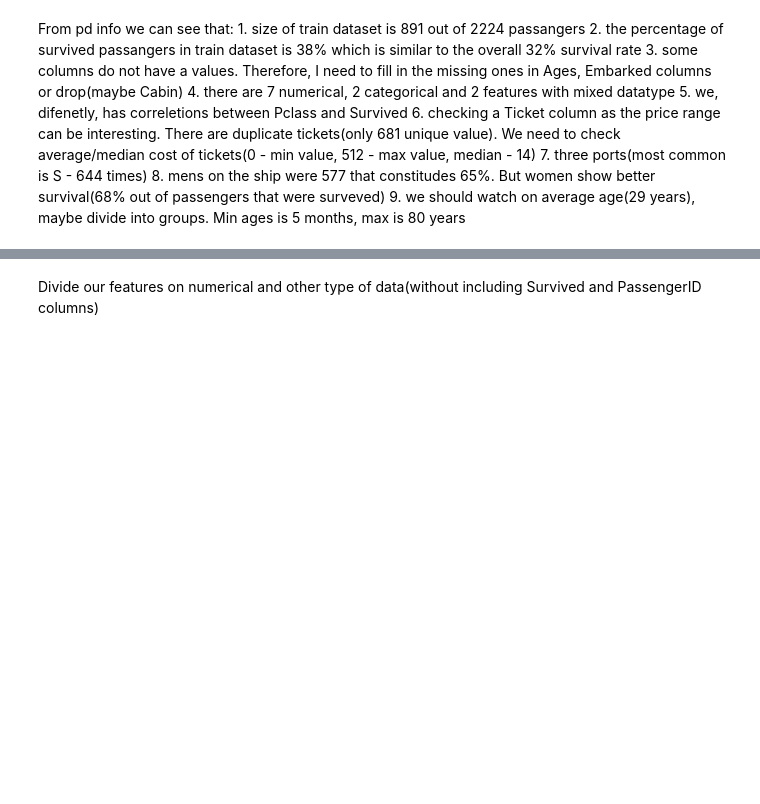
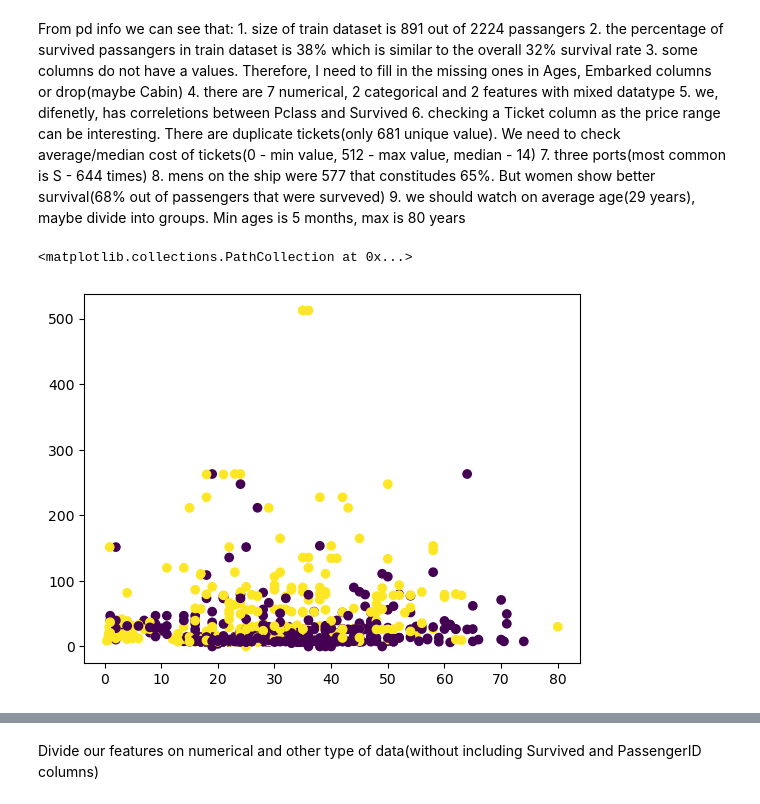
Before and after one commit to Dogsbody-man/KaggleTitanic_rep, a Jupyter notebook: data_overview.ipynb, the cells around one changed output, grey strips where cells are left out. Drawn from its saved outputs; the diff is of its cells as text; code cells hidden in the pictures; blank space fills up the shorter version.

```diff
--- a/data_overview.ipynb
+++ b/data_overview.ipynb
@@ -10,7 +10,7 @@ from sklearn.tree import DecisionTreeClassifier
 from sklearn.linear_model import LogisticRegression, LinearRegression
 from sklearn.ensemble import RandomForestClassifier
 from sklearn.neighbors import KNeighborsClassifier
-from sklearn.preprocessing import OneHotEncoder, StandardScaler
+from sklearn.preprocessing import OneHotEncoder, StandardScaler, QuantileTransformer, RobustScaler
 from sklearn.metrics import accuracy_score
 
 
@@ -18,5 +18,6 @@ from sklearn.metrics import accuracy_score
 
 train_df = pd.read_csv('titanic/train.csv')
 test_df = pd.read_csv('titanic/test.csv')
+train_y = train_df['Survived']
 combine = [train_df, test_df]
 train_df.head()
@@ -36,4 +62,7 @@ From pd info we can see that:
     8. mens on the ship were 577 that constitudes 65%. But women show better survival(68% out of passengers that were surveved)
     9. we should watch on average age(29 years), maybe divide into groups. Min ages is 5 months, max is 80 years
 # %%
-train_df.describe()
+plt.scatter(train_df['Age'], train_df['Fare'], c=train_y)
+# %% [output]
+<matplotlib.collections.PathCollection at 0x...>
+[figure, added]
```
Also changed, not shown: parts of 27 cells of this notebook, 6 other files.
